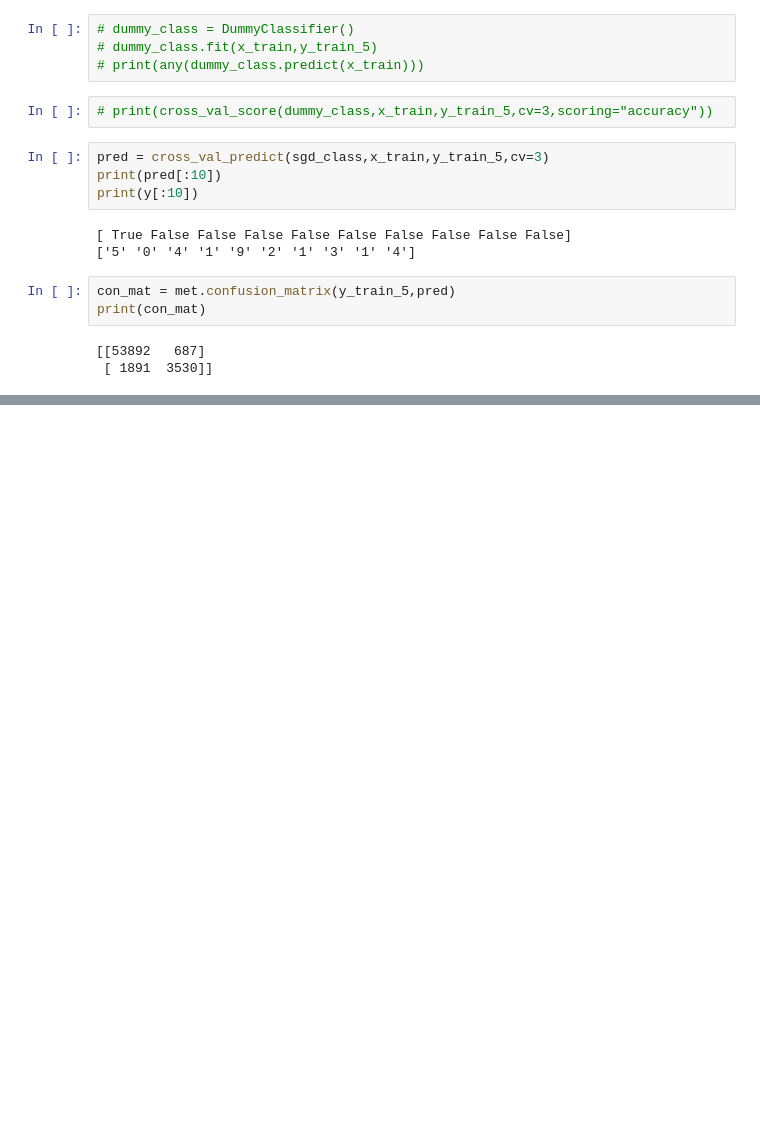
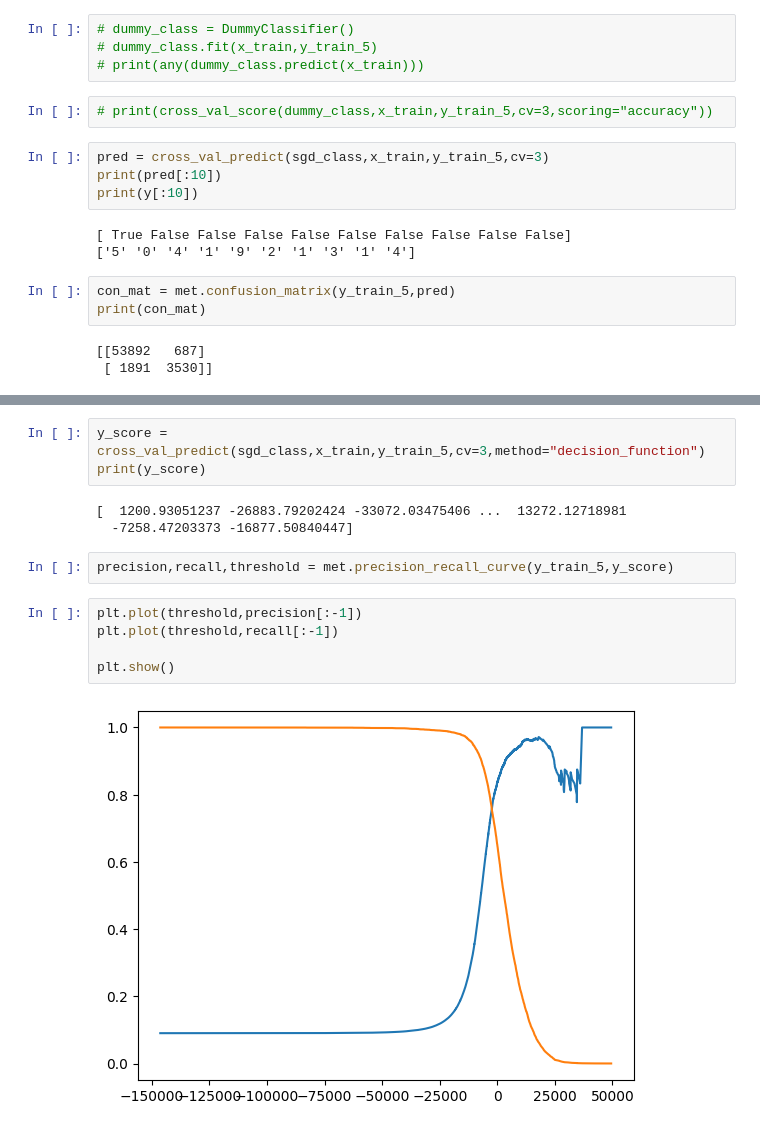
Before and after one commit to 26th-Official/Classification_Basics, a Jupyter notebook: Classify_Basics.ipynb, the cells around one changed output, grey strips where cells are left out. Drawn from its saved outputs; the diff is of its cells as text; blank space fills up the shorter version.

```diff
--- a/Classify_Basics.ipynb
+++ b/Classify_Basics.ipynb
@@ -63,0 +81,15 @@ print(f1_score(y_train_5,pred))
+# %%
+y_score = cross_val_predict(sgd_class,x_train,y_train_5,cv=3,method="decision_function")
+print(y_score)
+# %% [output]
+[  1200.93051237 -26883.79202424 -33072.03475406 ...  13272.12718981
+  -7258.47203373 -16877.50840447]
+# %%
+precision,recall,threshold = met.precision_recall_curve(y_train_5,y_score)
+# %%
+plt.plot(threshold,precision[:-1])
+plt.plot(threshold,recall[:-1])
+
+plt.show()
+# %% [output]
+[figure, added]
```
Also changed, not shown: parts of 4 cells of this notebook.
